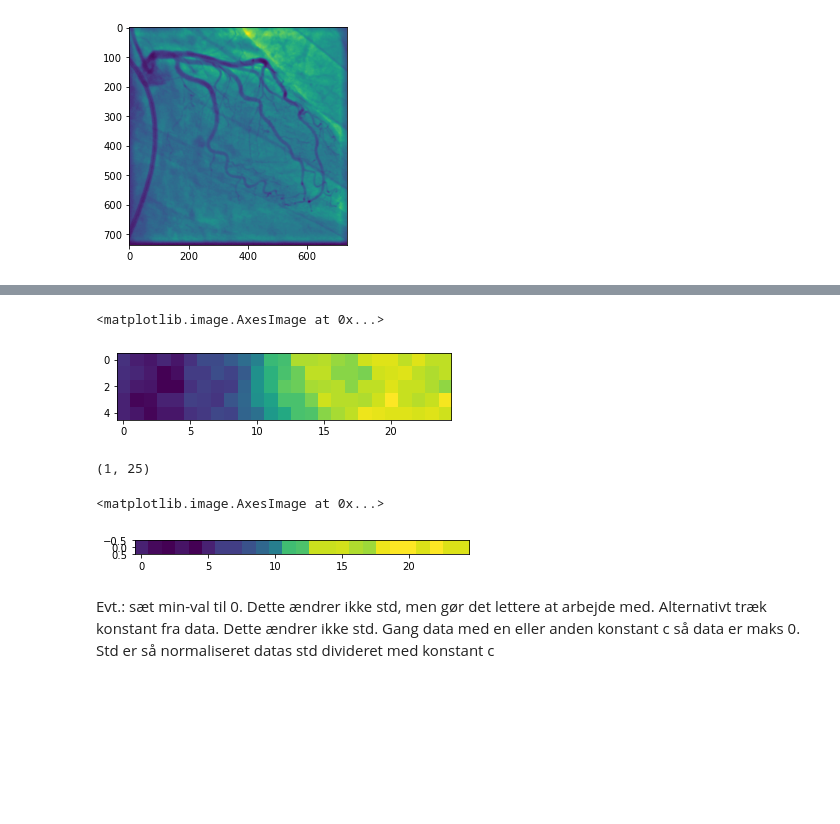
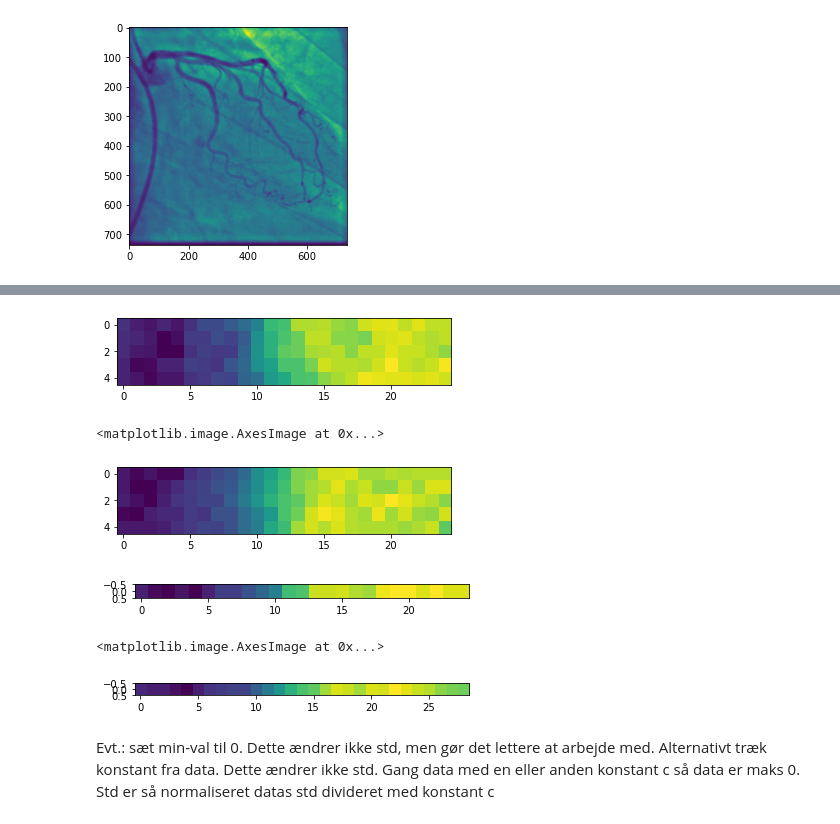
Before and after one commit to Nugni/Bachelor_rep_angiograms, a Jupyter notebook: src/testSpreadFunc.ipynb, the cells around one changed output, grey strips where cells are left out. Saved outputs shown, nothing was run; the diff lists cells and outputs as text; code cells hidden in the pictures; blank space fills up the shorter version.

Commit message:
found std for another slice

```diff
--- a/src/testSpreadFunc.ipynb
+++ b/src/testSpreadFunc.ipynb
@@ -47,15 +50,21 @@ plt.imshow(act_dat[300:400, 50: 150])
 # %%
 plt.imshow(act_dat[335:340, 85: 110])
+plt.show()
+plt.imshow(act_dat[270:275, 440: 465])
 # %% [output]
+[figure]
 <matplotlib.image.AxesImage at 0x...>
-[figure]
+[figure, added]
 # %%
 slice1 = act_dat[335:336,85:110]
+slice2 = act_dat[272:273, 438: 467]
 plt.imshow(slice1)
+plt.show()
+plt.imshow(slice2)
 # %% [output]
+[figure]
-(1, 25)
+<matplotlib.image.AxesImage at 0x...>
-<matplotlib.image.AxesImage at 0x...>
-[figure]
+[figure, added]
 # %% [markdown]
 Evt.: sæt min-val til 0. Dette ændrer ikke std, men gør det lettere at arbejde med.
 Alternativt træk konstant fra data. Dette ændrer ikke std.
```
Also changed, not shown: parts of 7 cells of this notebook.
